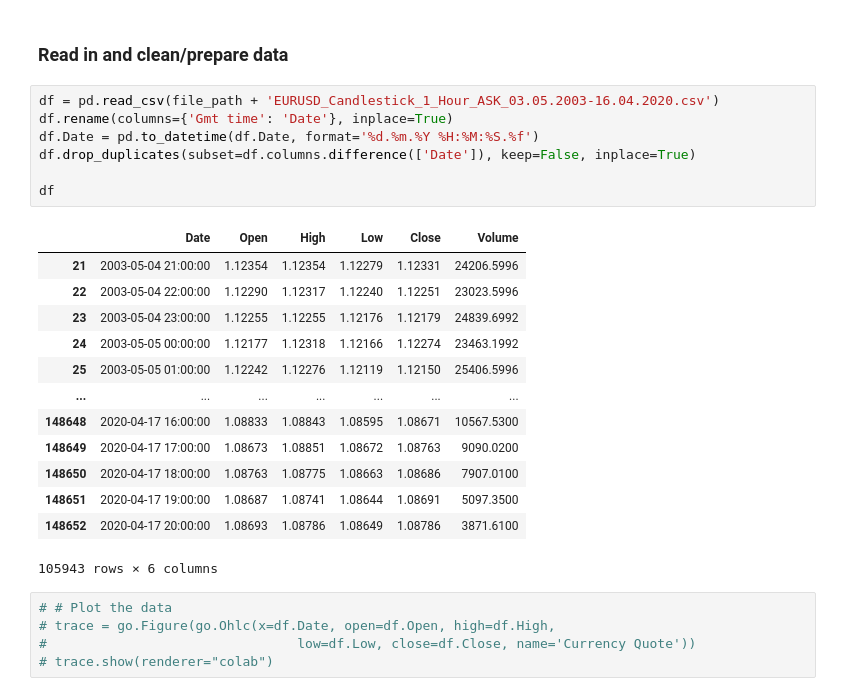
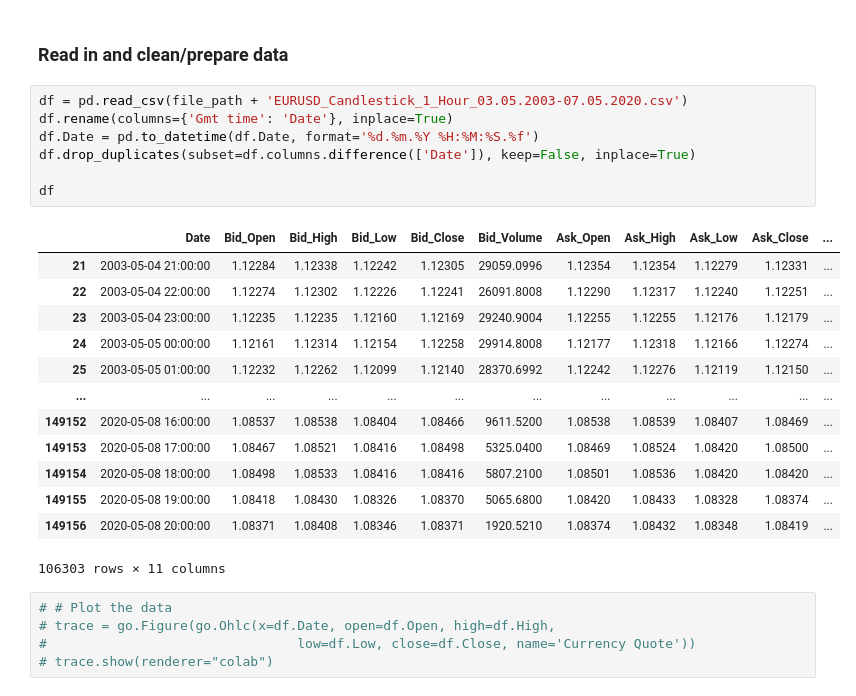
Before and after one commit to ethanp55/Forex-AI, a Jupyter notebook: forex_RL.ipynb, the cells around one changed output. Saved outputs shown, nothing was run; the diff lists cells and outputs as text.

```diff
--- a/forex_RL.ipynb
+++ b/forex_RL.ipynb
@@ -49,26 +49,26 @@ Mounted at /content/drive
 # %% [markdown]
 ### Read in and clean/prepare data
 # %%
-df = pd.read_csv(file_path + 'EURUSD_Candlestick_1_Hour_ASK_03.05.2003-16.04.2020.csv')
+df = pd.read_csv(file_path + 'EURUSD_Candlestick_1_Hour_03.05.2003-07.05.2020.csv')
 df.rename(columns={'Gmt time': 'Date'}, inplace=True)
 df.Date = pd.to_datetime(df.Date, format='%d.%m.%Y %H:%M:%S.%f')
 df.drop_duplicates(subset=df.columns.difference(['Date']), keep=False, inplace=True)
 
 df
 # %% [output]
-|  | Date | Open | High | Low | Close | Volume |
-| 21 | 2003-05-04 21:00:00 | 1.12354 | 1.12354 | 1.12279 | 1.12331 | 24206.5996 |
-| 22 | 2003-05-04 22:00:00 | 1.12290 | 1.12317 | 1.12240 | 1.12251 | 23023.5996 |
-| 23 | 2003-05-04 23:00:00 | 1.12255 | 1.12255 | 1.12176 | 1.12179 | 24839.6992 |
-| 24 | 2003-05-05 00:00:00 | 1.12177 | 1.12318 | 1.12166 | 1.12274 | 23463.1992 |
-| 25 | 2003-05-05 01:00:00 | 1.12242 | 1.12276 | 1.12119 | 1.12150 | 25406.5996 |
-| ... | ... | ... | ... | ... | ... | ... |
-| 148648 | 2020-04-17 16:00:00 | 1.08833 | 1.08843 | 1.08595 | 1.08671 | 10567.5300 |
-| 148649 | 2020-04-17 17:00:00 | 1.08673 | 1.08851 | 1.08672 | 1.08763 | 9090.0200 |
-| 148650 | 2020-04-17 18:00:00 | 1.08763 | 1.08775 | 1.08663 | 1.08686 | 7907.0100 |
-| 148651 | 2020-04-17 19:00:00 | 1.08687 | 1.08741 | 1.08644 | 1.08691 | 5097.3500 |
-| 148652 | 2020-04-17 20:00:00 | 1.08693 | 1.08786 | 1.08649 | 1.08786 | 3871.6100 |
+|  | Date | Bid_Open | Bid_High | Bid_Low | Bid_Close | Bid_Volume | Ask_Open | Ask_High | Ask_Low | Ask_Close | ... |
+| 21 | 2003-05-04 21:00:00 | 1.12284 | 1.12338 | 1.12242 | 1.12305 | 29059.0996 | 1.12354 | 1.12354 | 1.12279 | 1.12331 | ... |
+| 22 | 2003-05-04 22:00:00 | 1.12274 | 1.12302 | 1.12226 | 1.12241 | 26091.8008 | 1.12290 | 1.12317 | 1.12240 | 1.12251 | ... |
+| 23 | 2003-05-04 23:00:00 | 1.12235 | 1.12235 | 1.12160 | 1.12169 | 29240.9004 | 1.12255 | 1.12255 | 1.12176 | 1.12179 | ... |
+| 24 | 2003-05-05 00:00:00 | 1.12161 | 1.12314 | 1.12154 | 1.12258 | 29914.8008 | 1.12177 | 1.12318 | 1.12166 | 1.12274 | ... |
+| 25 | 2003-05-05 01:00:00 | 1.12232 | 1.12262 | 1.12099 | 1.12140 | 28370.6992 | 1.12242 | 1.12276 | 1.12119 | 1.12150 | ... |
+| ... | ... | ... | ... | ... | ... | ... | ... | ... | ... | ... | ... |
+| 149152 | 2020-05-08 16:00:00 | 1.08537 | 1.08538 | 1.08404 | 1.08466 | 9611.5200 | 1.08538 | 1.08539 | 1.08407 | 1.08469 | ... |
+| 149153 | 2020-05-08 17:00:00 | 1.08467 | 1.08521 | 1.08416 | 1.08498 | 5325.0400 | 1.08469 | 1.08524 | 1.08420 | 1.08500 | ... |
+| 149154 | 2020-05-08 18:00:00 | 1.08498 | 1.08533 | 1.08416 | 1.08416 | 5807.2100 | 1.08501 | 1.08536 | 1.08420 | 1.08420 | ... |
+| 149155 | 2020-05-08 19:00:00 | 1.08418 | 1.08430 | 1.08326 | 1.08370 | 5065.6800 | 1.08420 | 1.08433 | 1.08328 | 1.08374 | ... |
+| 149156 | 2020-05-08 20:00:00 | 1.08371 | 1.08408 | 1.08346 | 1.08371 | 1920.5210 | 1.08374 | 1.08432 | 1.08348 | 1.08419 | ... |
-105943 rows × 6 columns
+106303 rows × 11 columns
 # %%
 # # Plot the data
 # trace = go.Figure(go.Ohlc(x=df.Date, open=df.Open, high=df.High,
```
Also changed, not shown: parts of 7 cells of this notebook.
